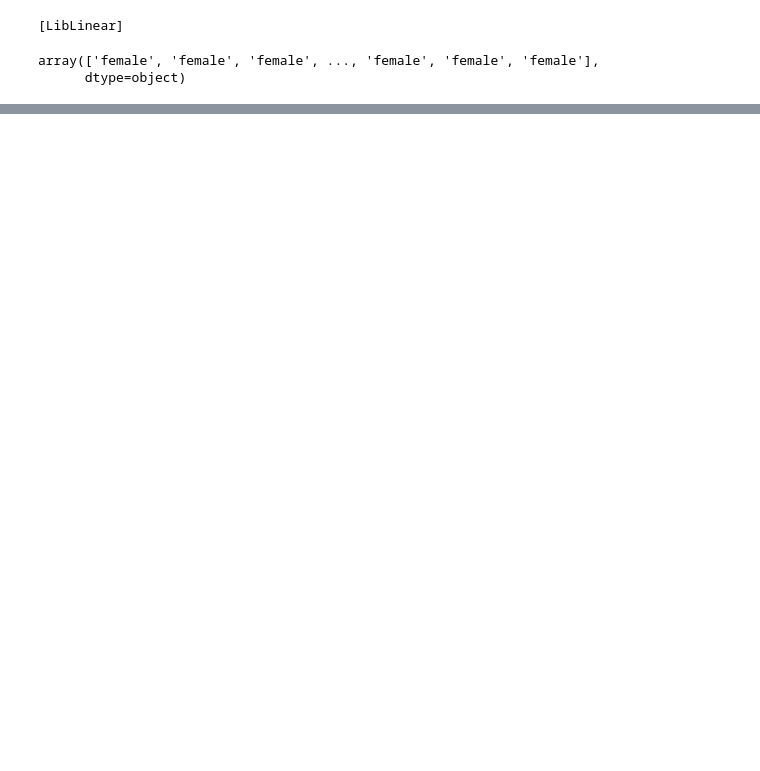
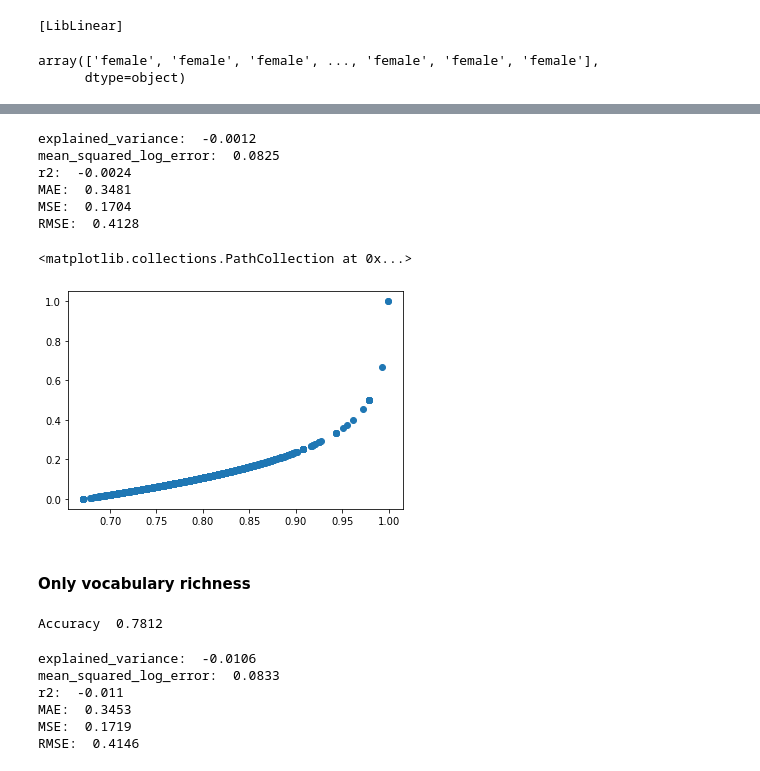
Before and after one commit to PratyushaMaiti/GoodReads_Reviews_Analysis, a Jupyter notebook: Analysis.ipynb, the cells around one changed output, grey strips where cells are left out. Saved outputs shown, nothing was run; the diff lists cells and outputs as text; code cells hidden in the pictures; blank space fills up the shorter version.

```diff
--- a/Analysis.ipynb
+++ b/Analysis.ipynb
@@ -732,0 +613,29 @@ RMSE:  0.4657
+# %%
+regression_results(Y_test_n, probs_n)
+# %% [output]
+explained_variance:  -0.0012
+mean_squared_log_error:  0.0825
+r2:  -0.0024
+MAE:  0.3481
+MSE:  0.1704
+RMSE:  0.4128
+# %%
+plt.scatter(probs_n, df[15000:])
+# %% [output]
+<matplotlib.collections.PathCollection at 0x...>
+[figure, added]
+# %% [markdown]
+#### Only vocabulary richness
+# %%
+print(("Accuracy  ") + str(accuracy_score(Y_test, predicted)))
+# %% [output]
+Accuracy  0.7812
+# %%
+regression_results(Y_test_n, probs_n)
+# %% [output]
+explained_variance:  -0.0106
+mean_squared_log_error:  0.0833
+r2:  -0.011
+MAE:  0.3453
+MSE:  0.1719
+RMSE:  0.4146
```
Also changed, not shown: parts of 101 cells of this notebook.
